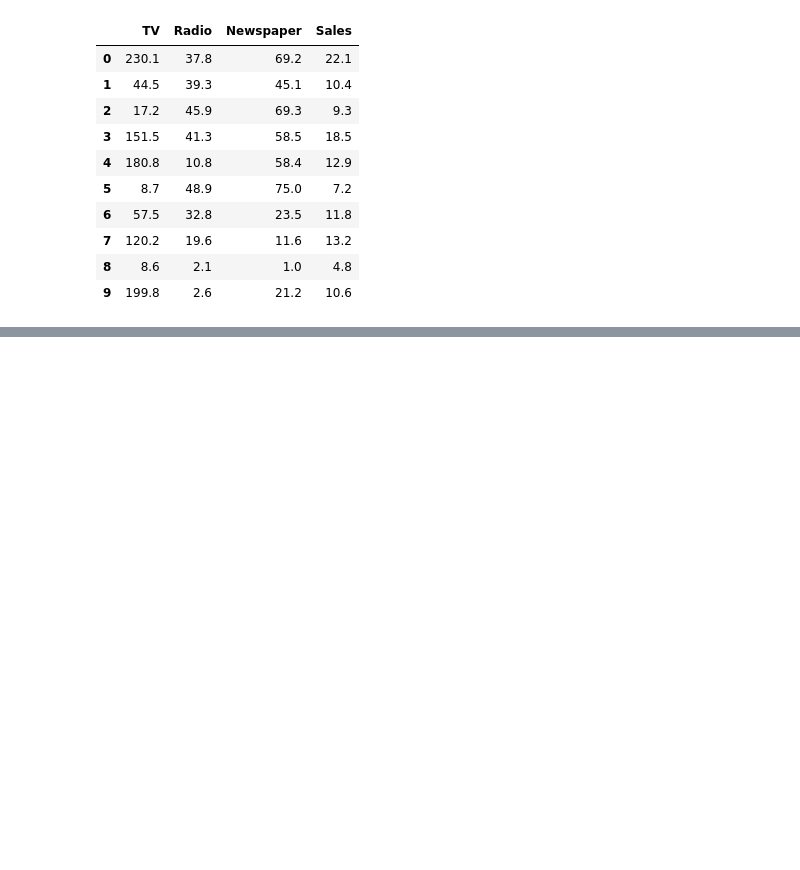
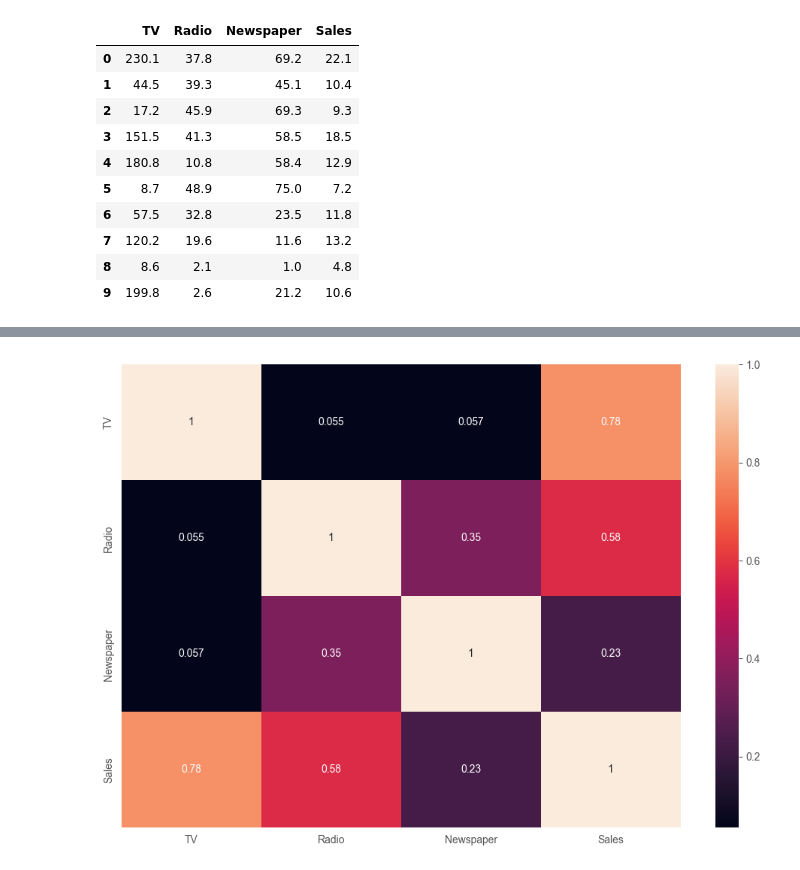
Before and after one commit to gilbertodemelo/multilinear_regression_scikit, a Jupyter notebook: advertising_analysis.ipynb, the cells around one changed output, grey strips where cells are left out. Drawn from its saved outputs; the diff is of its cells as text; code cells hidden in the pictures; blank space fills up the shorter version.

```diff
--- a/advertising_analysis.ipynb
+++ b/advertising_analysis.ipynb
@@ -32,0 +51,4 @@ sns.pairplot(advert, x_vars=['TV', 'Radio', 'Newspaper'], y_vars='Sales')
+# %%
+sns.heatmap(advert.corr(), annot=True);
+# %% [output]
+[figure, added]
```
Also changed, not shown: parts of 4 cells of this notebook.
